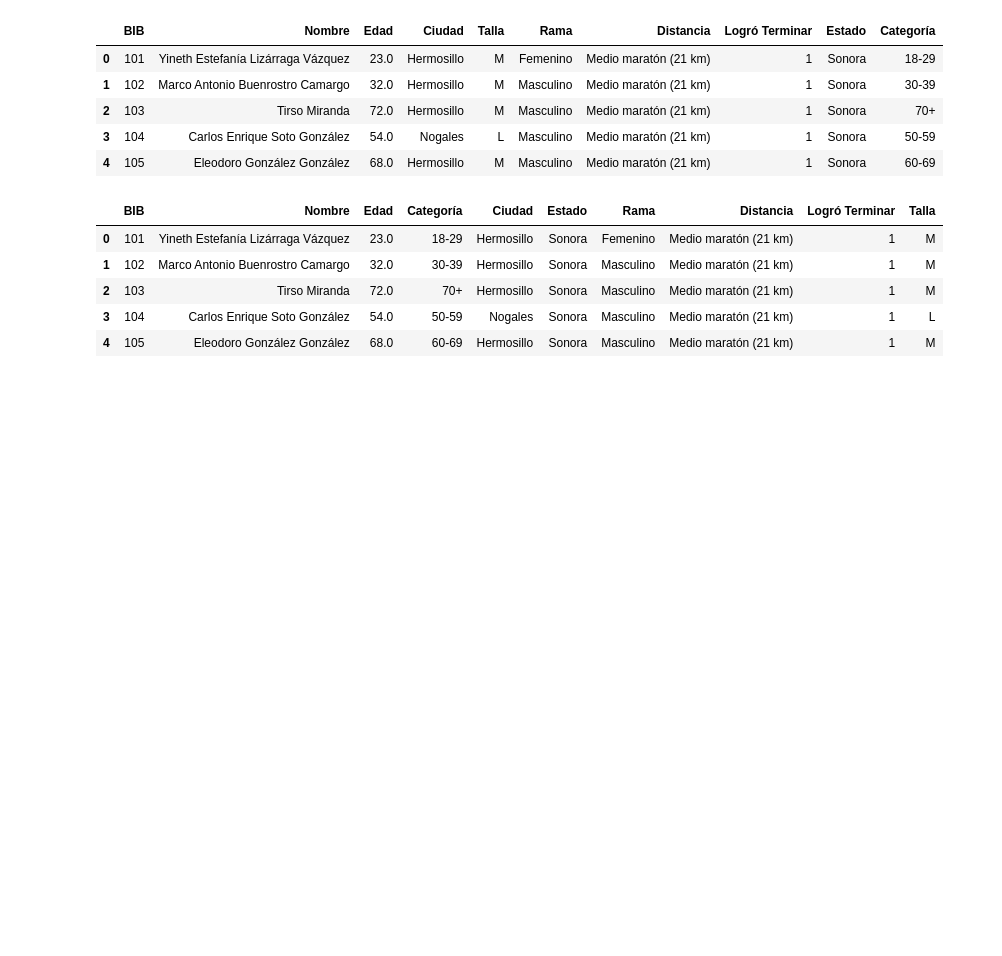
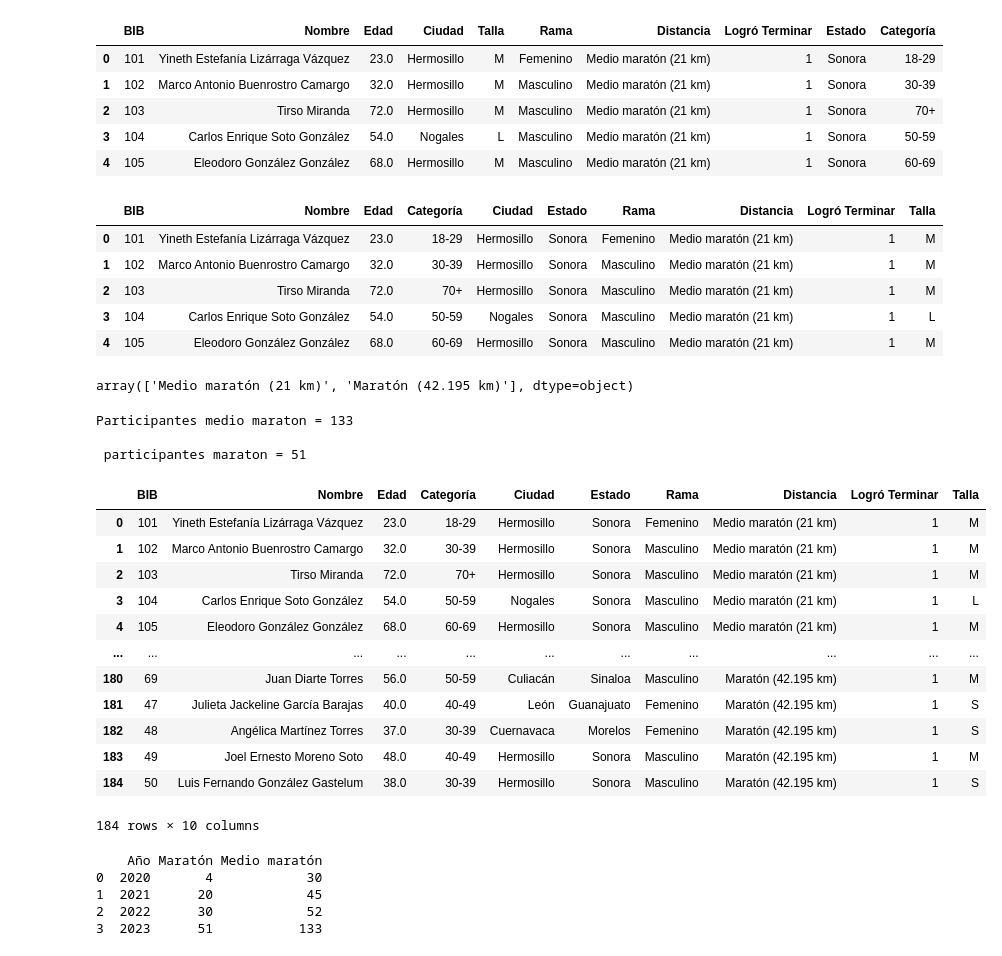
Before and after one commit to IvanSotomyor/Data-Analysis-Maraton-de-los-Perrones-IV, a Jupyter notebook: Dataset/2nd_Iteration_IV_Maraton_de_Los_Perrones.ipynb, the cells around one changed output. Saved outputs shown, nothing was run; the diff lists cells and outputs as text; code cells hidden in the pictures; blank space fills up the shorter version.

```diff
--- a/Maraton-De-Los-Perrones-Data-Analysis/2nd_Iteration_IV_Maraton_de_Los_Perrones.ipynb
+++ b/Dataset/2nd_Iteration_IV_Maraton_de_Los_Perrones.ipynb
@@ -28,8 +28,6 @@ import pandas as pd
 # %%
 # Upload the excel file
-path = '/content/Data-Analysis-Maraton-de-los-Perrones-IV/Maraton-De-Los-Perrones-Data-Analysis/Datos_Limpios_Revisados_Inscripciones_Maratones.xlsx'
-
-# Specify sheet
+path = '/content/Data-Analysis-Maraton-de-los-Perrones-IV/Dataset/Datos_Limpios_Revisados_Inscripciones_Maratones.xlsx'
 df = pd.read_excel(path)
 df.head()
 # %% [output]
@@ -238,0 +253,49 @@ df.to_excel(saveas, index = False)
+# %%
+df['Distancia'].unique()
+# %% [output]
+array(['Medio maratón (21 km)', 'Maratón (42.195 km)'], dtype=object)
+# %%
+# Calculate how many ruuners participated
+import re
+count_21 = df['Distancia'].str.contains(r'Medio maratón \(21 km\)', regex=True).sum()
+count_42 = df['Distancia'].str.contains(r'Maratón \(42.195 km\)', regex=True).sum()
+print('Participantes medio maraton = {} \n\n participantes maraton = {}'.format(count_21, count_42))
+# %% [output]
+Participantes medio maraton = 133
+
+ participantes maraton = 51
+# %%
+# Reassign values in 'Distancia' column to better graph pie chart and add runners who did not finish
+df.loc[df['Logró Terminar'] == 0, 'Distancia'] = 'No terminó'
+df.head(200)
+# %% [output]
+|  | BIB | Nombre | Edad | Categoría | Ciudad | Estado | Rama | Distancia | Logró Terminar | Talla |
+| 0 | 101 | Yineth Estefanía Lizárraga Vázquez | 23.0 | 18-29 | Hermosillo | Sonora | Femenino | Medio maratón (21 km) | 1 | M |
+| 1 | 102 | Marco Antonio Buenrostro Camargo | 32.0 | 30-39 | Hermosillo | Sonora | Masculino | Medio maratón (21 km) | 1 | M |
+| 2 | 103 | Tirso Miranda | 72.0 | 70+ | Hermosillo | Sonora | Masculino | Medio maratón (21 km) | 1 | M |
+| 3 | 104 | Carlos Enrique Soto González | 54.0 | 50-59 | Nogales | Sonora | Masculino | Medio maratón (21 km) | 1 | L |
+| 4 | 105 | Eleodoro González González | 68.0 | 60-69 | Hermosillo | Sonora | Masculino | Medio maratón (21 km) | 1 | M |
+| ... | ... | ... | ... | ... | ... | ... | ... | ... | ... | ... |
+| 180 | 69 | Juan Diarte Torres | 56.0 | 50-59 | Culiacán | Sinaloa | Masculino | Maratón (42.195 km) | 1 | M |
+| 181 | 47 | Julieta Jackeline García Barajas | 40.0 | 40-49 | León | Guanajuato | Femenino | Maratón (42.195 km) | 1 | S |
+| 182 | 48 | Angélica Martínez Torres | 37.0 | 30-39 | Cuernavaca | Morelos | Femenino | Maratón (42.195 km) | 1 | S |
+| 183 | 49 | Joel Ernesto Moreno Soto | 48.0 | 40-49 | Hermosillo | Sonora | Masculino | Maratón (42.195 km) | 1 | M |
+| 184 | 50 | Luis Fernando González Gastelum | 38.0 | 30-39 | Hermosillo | Sonora | Masculino | Maratón (42.195 km) | 1 | S |
+184 rows × 10 columns
+# %%
+# New dataframe with information of previous year's total participants
+yeardata = {
+    'Año': ['2020', '2021', '2022', '2023'],
+    'Maratón': ['4', '20', '30', count_42],
+    'Medio maratón': ['30', '45', '52', count_21]
+}
+
+# Create new dataframe
+df_year = pd.DataFrame(yeardata)
+print(df_year)
+# %% [output]
+    Año Maratón Medio maratón
+0  2020       4            30
+1  2021      20            45
+2  2022      30            52
+3  2023      51           133
```
Also changed, not shown: parts of 35 cells of this notebook, 22 other files.
